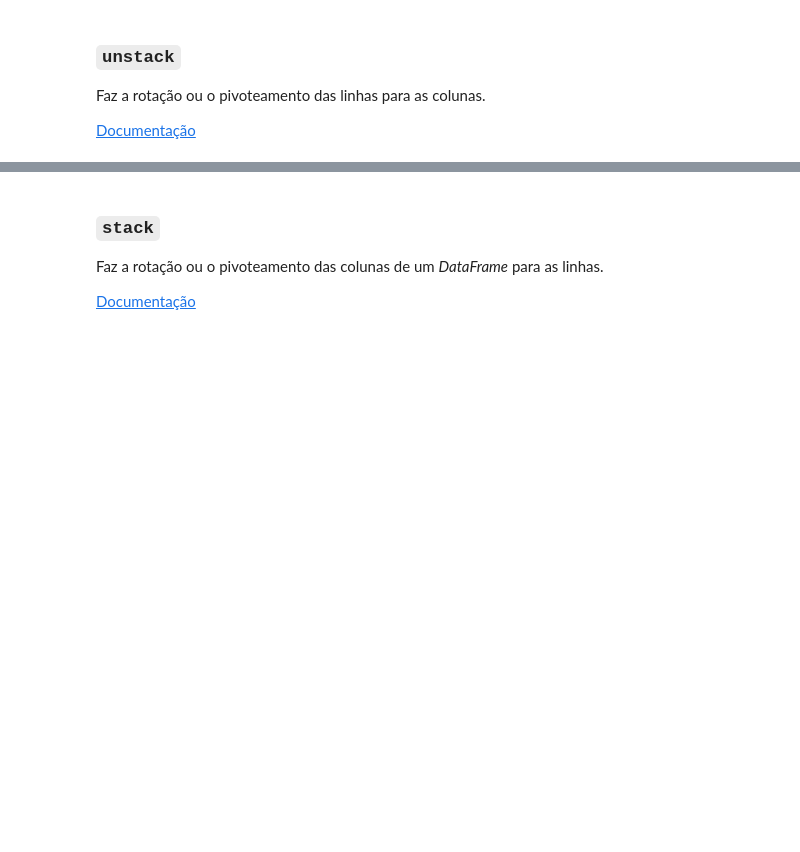
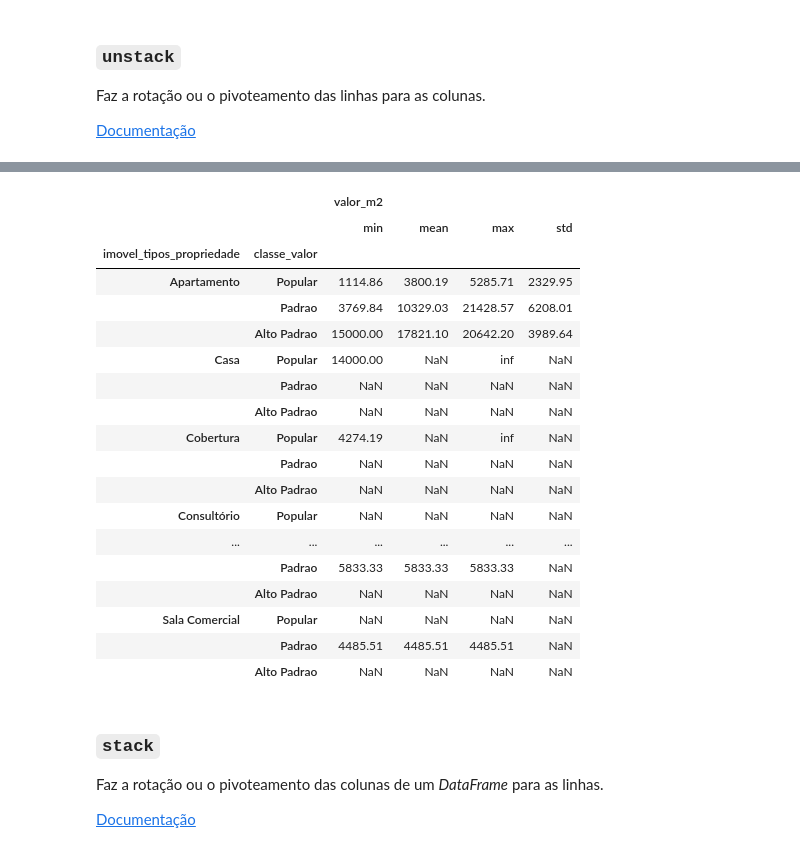
Before and after one commit to Ericles-Miller/handling-data, a Jupyter notebook: Projeto.ipynb, the cells around one changed output, grey strips where cells are left out. Saved outputs shown, nothing was run; the diff lists cells and outputs as text; code cells hidden in the pictures; blank space fills up the shorter version.

```diff
--- a/Projeto.ipynb
+++ b/Projeto.ipynb
@@ -886,3 +1327,26 @@ Faz a rotação ou o pivoteamento das linhas para as colunas.
+# %%
+table_static = agrupamento.agg(func=['min','mean', 'max','std']).round(2)
+table_static
+# %% [output]
+|  |  | valor_m2 |  |  |  |
+|  |  | min | mean | max | std |
+| imovel_tipos_propriedade | classe_valor |  |  |  |  |
+| Apartamento | Popular | 1114.86 | 3800.19 | 5285.71 | 2329.95 |
+|  | Padrao | 3769.84 | 10329.03 | 21428.57 | 6208.01 |
+|  | Alto Padrao | 15000.00 | 17821.10 | 20642.20 | 3989.64 |
+| Casa | Popular | 14000.00 | NaN | inf | NaN |
+|  | Padrao | NaN | NaN | NaN | NaN |
+|  | Alto Padrao | NaN | NaN | NaN | NaN |
+| Cobertura | Popular | 4274.19 | NaN | inf | NaN |
+|  | Padrao | NaN | NaN | NaN | NaN |
+|  | Alto Padrao | NaN | NaN | NaN | NaN |
+| Consultório | Popular | NaN | NaN | NaN | NaN |
+| ... | ... | ... | ... | ... | ... |
+|  | Padrao | 5833.33 | 5833.33 | 5833.33 | NaN |
+|  | Alto Padrao | NaN | NaN | NaN | NaN |
+| Sala Comercial | Popular | NaN | NaN | NaN | NaN |
+|  | Padrao | 4485.51 | 4485.51 | 4485.51 | NaN |
+|  | Alto Padrao | NaN | NaN | NaN | NaN |
 # %% [markdown]
 ### `stack`
 
```
Also changed, not shown: parts of 67 cells of this notebook, 1 other file.
